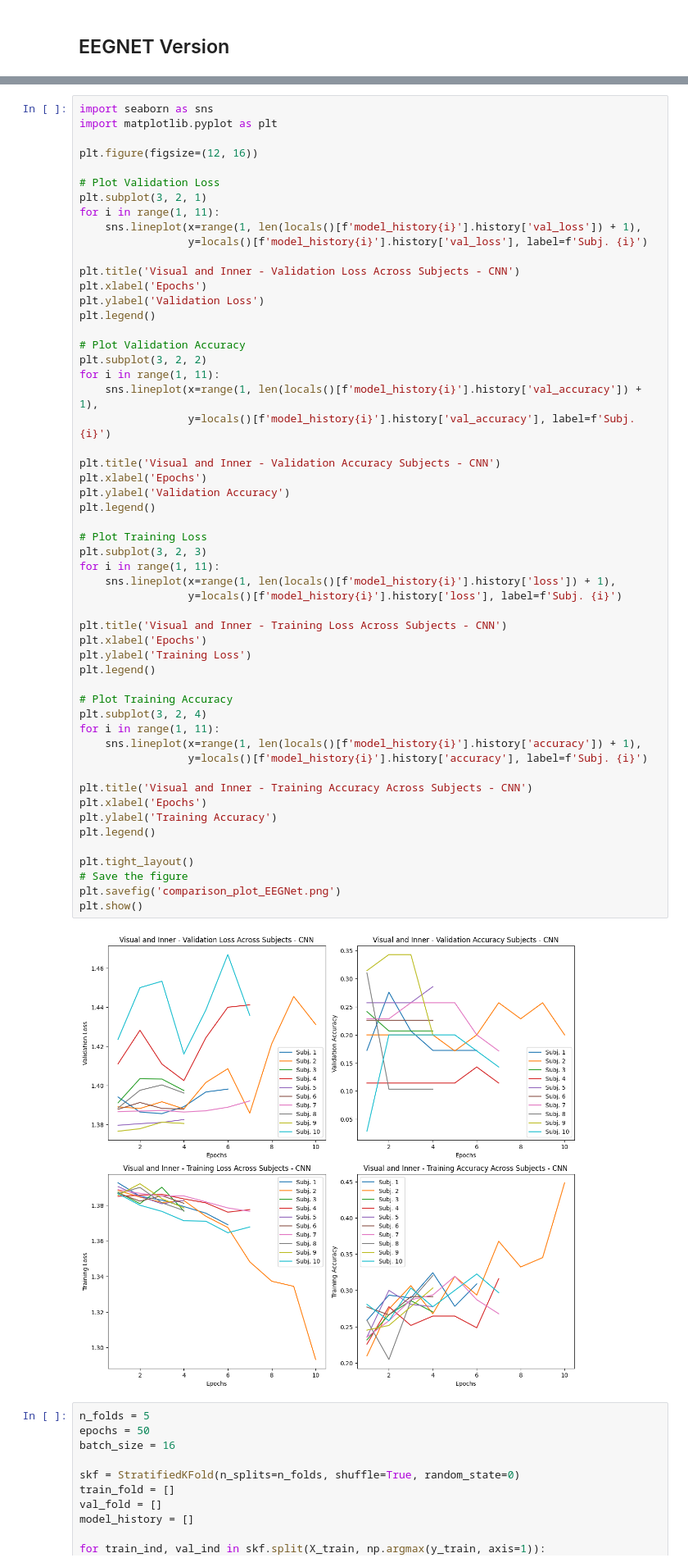
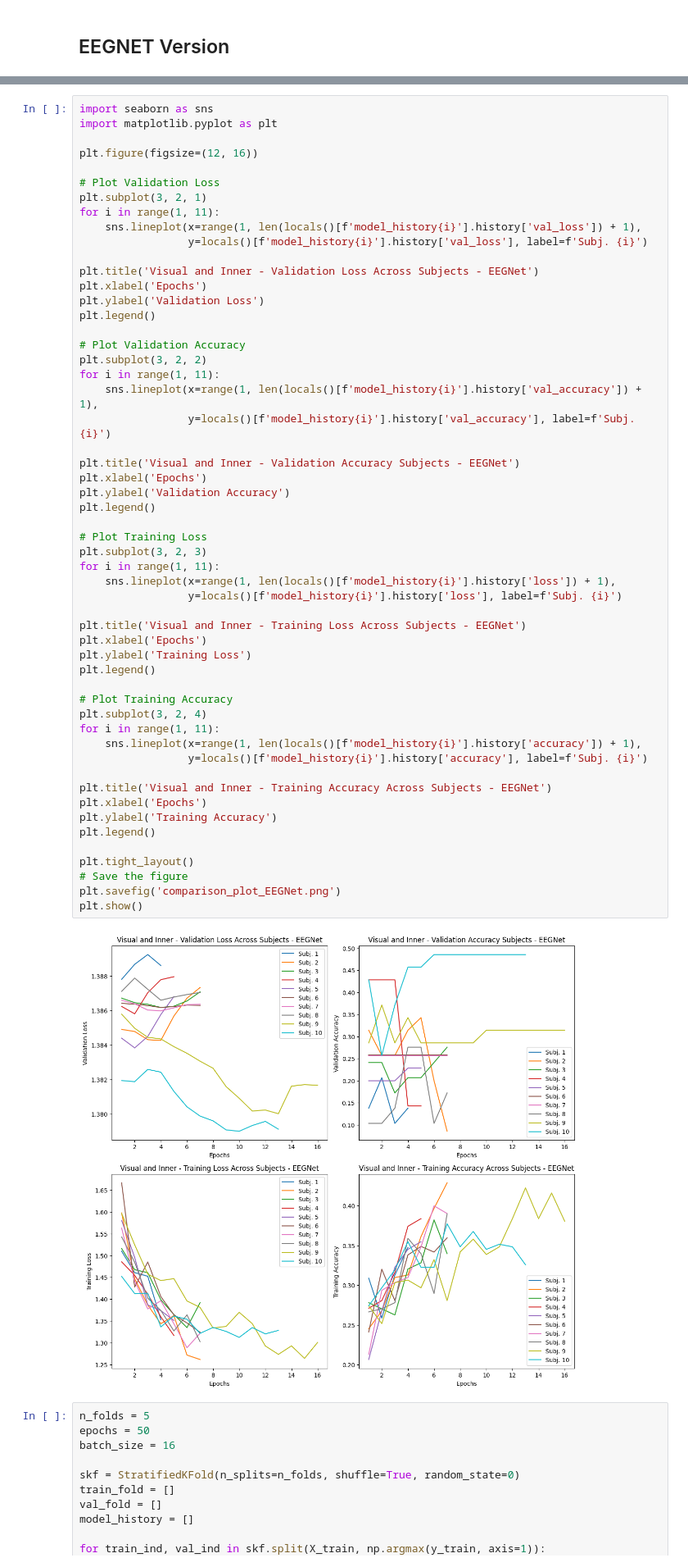
Before and after one commit to nelewerner/ml-project, a Jupyter notebook: inner-speech-drake.ipynb, the cells around one changed output, grey strips where cells are left out. Shown at 82% size. Saved outputs shown, nothing was run; the diff lists cells and outputs as text.

Commit message:
Kaggle Notebook | Inner Speech - Drake | visual and inner plots - eegnet

```diff
--- a/inner-speech-drake.ipynb
+++ b/inner-speech-drake.ipynb
@@ -676,7 +695,7 @@ for i in range(1, 11):
     sns.lineplot(x=range(1, len(locals()[f'model_history{i}'].history['val_loss']) + 1),
                  y=locals()[f'model_history{i}'].history['val_loss'], label=f'Subj. {i}')
 
-plt.title('Visual and Inner - Validation Loss Across Subjects - CNN')
+plt.title('Visual and Inner - Validation Loss Across Subjects - EEGNet')
 plt.xlabel('Epochs')
 plt.ylabel('Validation Loss')
 plt.legend()
@@ -687,39 +706,39 @@ for i in range(1, 11):
     sns.lineplot(x=range(1, len(locals()[f'model_history{i}'].history['val_accuracy']) + 1),
                  y=locals()[f'model_history{i}'].history['val_accuracy'], label=f'Subj. {i}')
 
-plt.title('Visual and Inner - Validation Accuracy Subjects - CNN')
+plt.title('Visual and Inner - Validation Accuracy Subjects - EEGNet')
 plt.xlabel('Epochs')
 plt.ylabel('Validation Accuracy')
 plt.legend()
 
 # Plot Training Loss
 plt.subplot(3, 2, 3)
 for i in range(1, 11):
     sns.lineplot(x=range(1, len(locals()[f'model_history{i}'].history['loss']) + 1),
                  y=locals()[f'model_history{i}'].history['loss'], label=f'Subj. {i}')
 
-plt.title('Visual and Inner - Training Loss Across Subjects - CNN')
+plt.title('Visual and Inner - Training Loss Across Subjects - EEGNet')
 plt.xlabel('Epochs')
 plt.ylabel('Training Loss')
 plt.legend()
 
 # Plot Training Accuracy
 plt.subplot(3, 2, 4)
 for i in range(1, 11):
     sns.lineplot(x=range(1, len(locals()[f'model_history{i}'].history['accuracy']) + 1),
                  y=locals()[f'model_history{i}'].history['accuracy'], label=f'Subj. {i}')
 
-plt.title('Visual and Inner - Training Accuracy Across Subjects - CNN')
+plt.title('Visual and Inner - Training Accuracy Across Subjects - EEGNet')
 plt.xlabel('Epochs')
 plt.ylabel('Training Accuracy')
 plt.legend()
 
 plt.tight_layout()
 # Save the figure
 plt.savefig('comparison_plot_EEGNet.png')
 plt.show()
 # %% [output]
-[figure, old version]
+[figure, new version]
 # %%
 n_folds = 5
 epochs = 50
```
Also changed, not shown: parts of 15 cells of this notebook.
